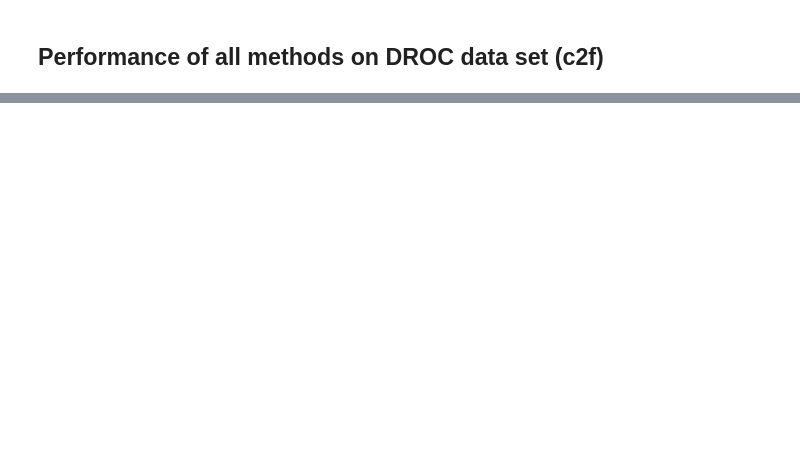
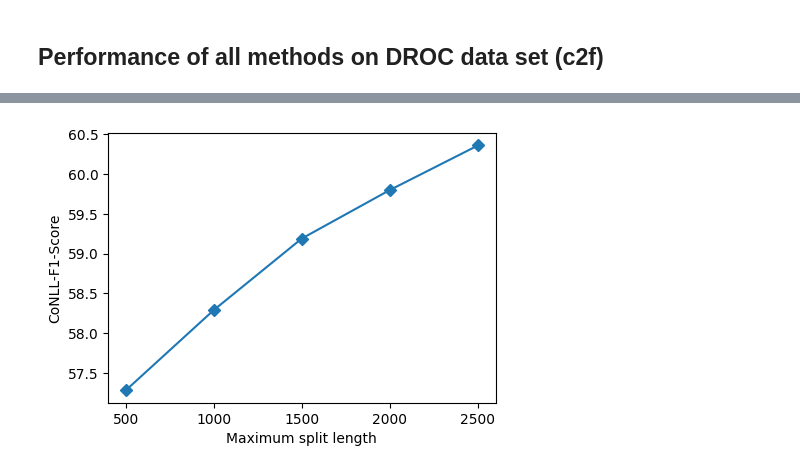
Before and after one commit to JanMaeg/Bachelorarbeit, a Jupyter notebook: results/Results.ipynb, the cells around one changed output, grey strips where cells are left out. Cells and saved outputs as stored; diff of their text form; code cells hidden in the pictures; blank space fills up the shorter version.

```diff
--- a/results/Results.ipynb
+++ b/results/Results.ipynb
@@ -81,0 +186,13 @@ Text(0.5, 1.0, 'F1-Scores for proposed merging methods (Split-Length 512)\nEntit
+# %%
+f1_scores = [57.28,58.29,59.19,59.80,60.36]
+split_length = [500,1000,1500,2000,2500]
+
+fig, ax = plt.subplots(figsize=(5,3.5))
+ax.plot(split_length, f1_scores, marker='D')
+ax.set_xticks(split_length)
+ax.set_xlabel('Maximum split length')
+ax.set_ylabel('CoNLL-F1-Score')
+
+plt.savefig("droc_f1_scores_dep_len.svg", bbox_inches="tight")
+# %% [output]
+[figure, added]
```
Also changed, not shown: parts of 6 cells of this notebook, 26 other files.
